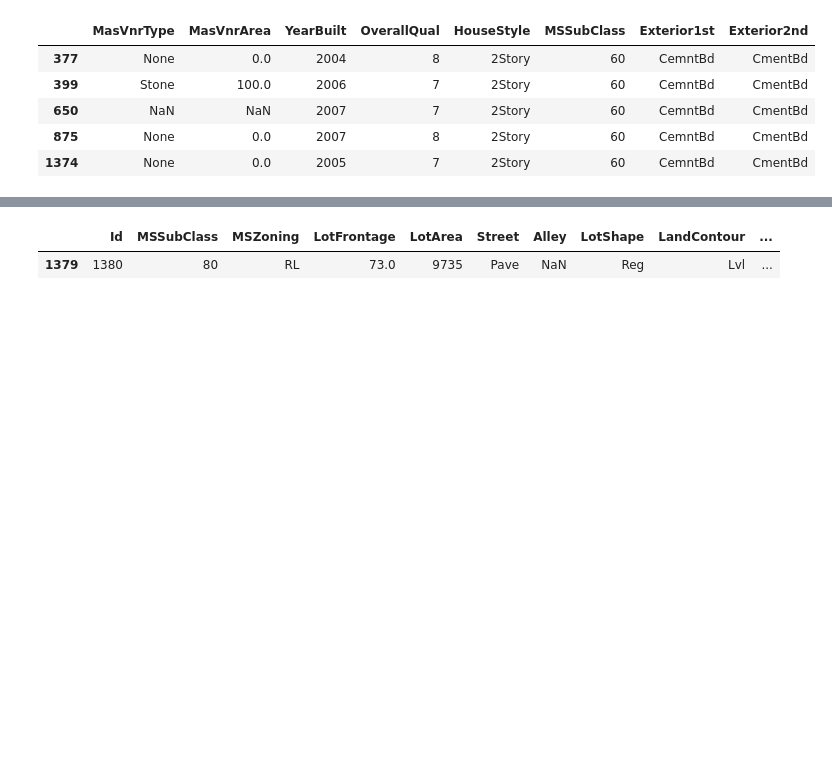
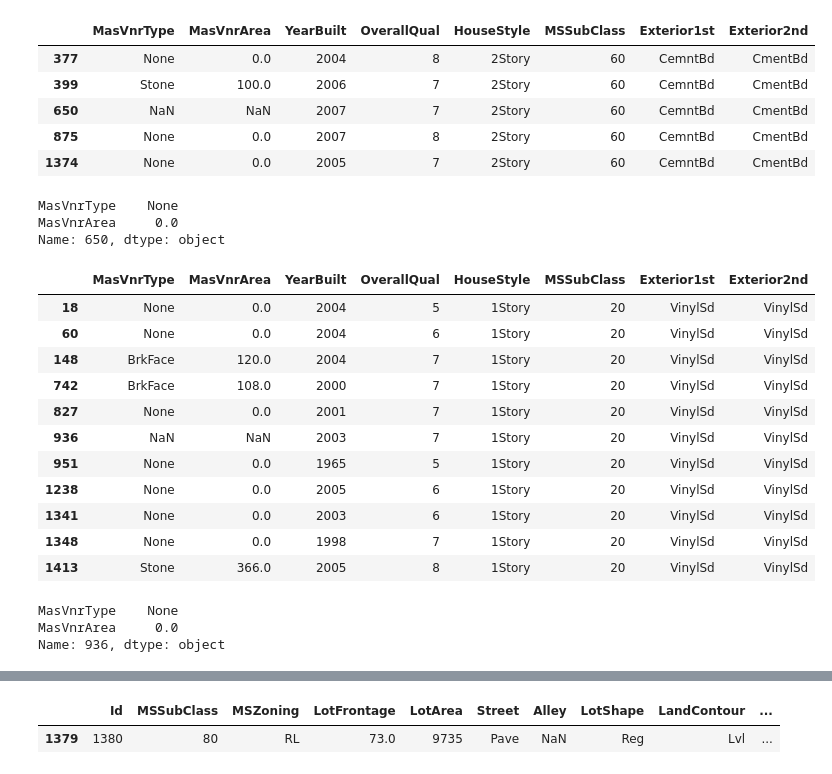
Before and after one commit to kogimurio/house_sales_prediction, a Jupyter notebook: saales_price_predictions.ipynb, the cells around one changed output, grey strips where cells are left out. Saved outputs shown, nothing was run; the diff lists cells and outputs as text; code cells hidden in the pictures; blank space fills up the shorter version.

```diff
--- a/saales_price_predictions.ipynb
+++ b/saales_price_predictions.ipynb
@@ -784,3 +726,31 @@ dataset[(dataset['Neighborhood'] == 'Somerst') &
 | 650 | NaN | NaN | 2007 | 7 | 2Story | 60 | CemntBd | CmentBd |
 | 875 | None | 0.0 | 2007 | 8 | 2Story | 60 | CemntBd | CmentBd |
 | 1374 | None | 0.0 | 2005 | 7 | 2Story | 60 | CemntBd | CmentBd |
+# %%
+dataset.loc[650, ['MasVnrType',	'MasVnrArea']] = ['None', 0]
+# %%
+dataset.loc[650, ['MasVnrType',	'MasVnrArea']]
+# %% [output]
+MasVnrType    None
+MasVnrArea     0.0
+Name: 650, dtype: object
+# %%
+# Investigating row 936
+dataset[(dataset['Neighborhood'] == 'SawyerW') &
+(dataset['HouseStyle'] == '1Story') &
+(dataset['MSSubClass'] == 20) &
+(dataset['Exterior1st'] == 'VinylSd') &
+(dataset['Exterior2nd'] == 'VinylSd')][['MasVnrType', 'MasVnrArea', 'YearBuilt', 'OverallQual', 'HouseStyle', 'MSSubClass','Exterior1st', 'Exterior2nd']]
+# %% [output]
+|  | MasVnrType | MasVnrArea | YearBuilt | OverallQual | HouseStyle | MSSubClass | Exterior1st | Exterior2nd |
+| 18 | None | 0.0 | 2004 | 5 | 1Story | 20 | VinylSd | VinylSd |
+| 60 | None | 0.0 | 2004 | 6 | 1Story | 20 | VinylSd | VinylSd |
+| 148 | BrkFace | 120.0 | 2004 | 7 | 1Story | 20 | VinylSd | VinylSd |
+| 742 | BrkFace | 108.0 | 2000 | 7 | 1Story | 20 | VinylSd | VinylSd |
+| 827 | None | 0.0 | 2001 | 7 | 1Story | 20 | VinylSd | VinylSd |
+| 936 | NaN | NaN | 2003 | 7 | 1Story | 20 | VinylSd | VinylSd |
+| 951 | None | 0.0 | 1965 | 5 | 1Story | 20 | VinylSd | VinylSd |
+| 1238 | None | 0.0 | 2005 | 6 | 1Story | 20 | VinylSd | VinylSd |
+| 1341 | None | 0.0 | 2003 | 6 | 1Story | 20 | VinylSd | VinylSd |
+| 1348 | None | 0.0 | 1998 | 7 | 1Story | 20 | VinylSd | VinylSd |
+| 1413 | Stone | 366.0 | 2005 | 8 | 1Story | 20 | VinylSd | VinylSd |
@@ -786,0 +759,6 @@ dataset[(dataset['Neighborhood'] == 'Somerst') &
+# %%
+dataset.loc[936, ['MasVnrType',	'MasVnrArea']]
+# %% [output]
+MasVnrType    None
+MasVnrArea     0.0
+Name: 936, dtype: object
```
Also changed, not shown: parts of 31 cells of this notebook.
